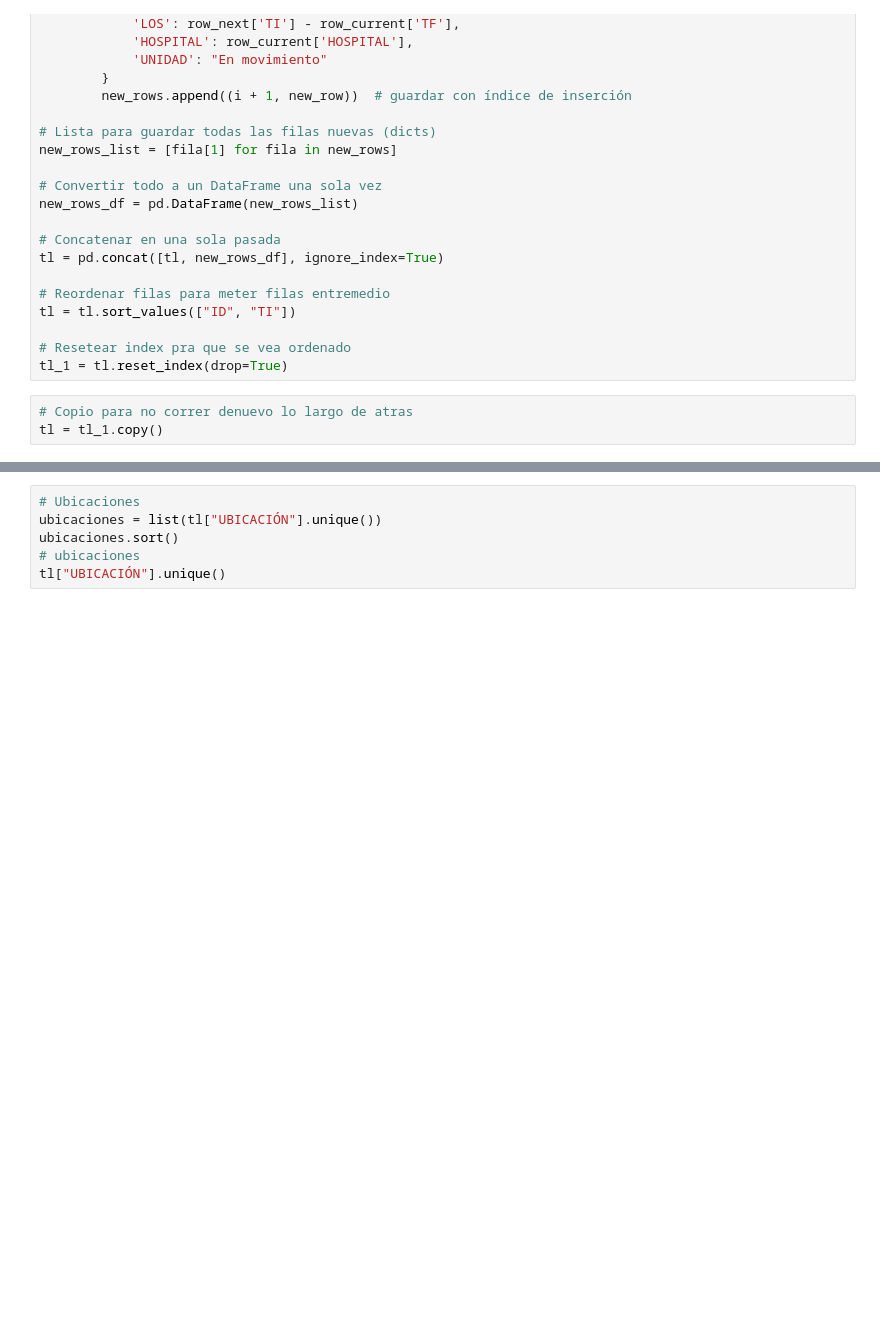
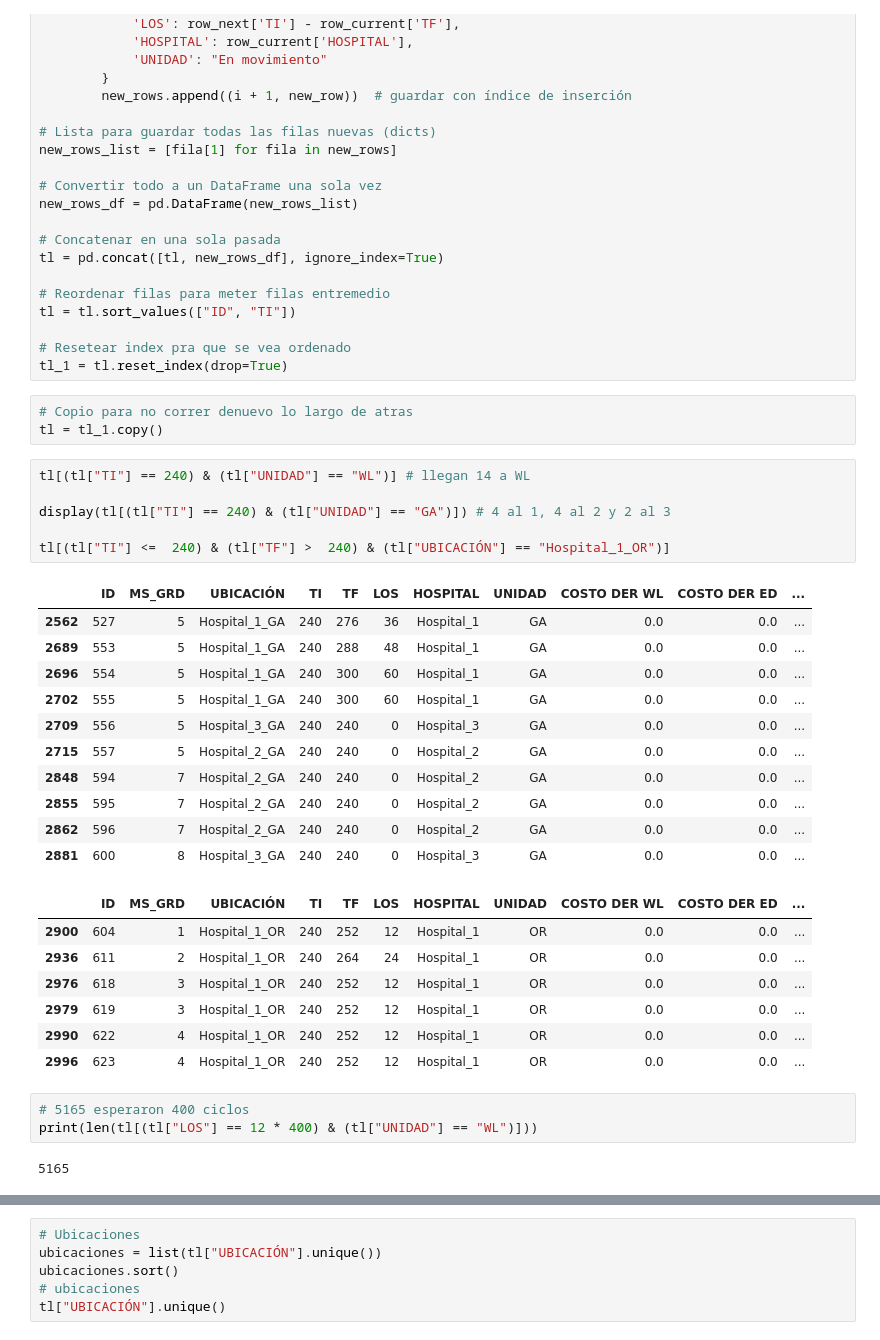
Before and after one commit to franfonte/Capstone, a Jupyter notebook: simulacion/1. codigo analisis/analisis_datos.ipynb, the cells around one changed output, grey strips where cells are left out. Saved outputs shown, nothing was run; the diff lists cells and outputs as text; blank space fills up the shorter version.

```diff
--- a/simulacion/1. codigo analisis/analisis_datos.ipynb
+++ b/simulacion/1. codigo analisis/analisis_datos.ipynb
@@ -110,3 +110,33 @@ tl_1 = tl.reset_index(drop=True)
 # %%
 # Copio para no correr denuevo lo largo de atras
 tl = tl_1.copy()
+# %%
+tl[(tl["TI"] == 240) & (tl["UNIDAD"] == "WL")] # llegan 14 a WL
+
+display(tl[(tl["TI"] == 240) & (tl["UNIDAD"] == "GA")]) # 4 al 1, 4 al 2 y 2 al 3
+
+tl[(tl["TI"] <=  240) & (tl["TF"] >  240) & (tl["UBICACIÓN"] == "Hospital_1_OR")]
+# %% [output]
+|  | ID | MS_GRD | UBICACIÓN | TI | TF | LOS | HOSPITAL | UNIDAD | COSTO DER WL | COSTO DER ED | ... |
+| 2562 | 527 | 5 | Hospital_1_GA | 240 | 276 | 36 | Hospital_1 | GA | 0.0 | 0.0 | ... |
+| 2689 | 553 | 5 | Hospital_1_GA | 240 | 288 | 48 | Hospital_1 | GA | 0.0 | 0.0 | ... |
+| 2696 | 554 | 5 | Hospital_1_GA | 240 | 300 | 60 | Hospital_1 | GA | 0.0 | 0.0 | ... |
+| 2702 | 555 | 5 | Hospital_1_GA | 240 | 300 | 60 | Hospital_1 | GA | 0.0 | 0.0 | ... |
+| 2709 | 556 | 5 | Hospital_3_GA | 240 | 240 | 0 | Hospital_3 | GA | 0.0 | 0.0 | ... |
+| 2715 | 557 | 5 | Hospital_2_GA | 240 | 240 | 0 | Hospital_2 | GA | 0.0 | 0.0 | ... |
+| 2848 | 594 | 7 | Hospital_2_GA | 240 | 240 | 0 | Hospital_2 | GA | 0.0 | 0.0 | ... |
+| 2855 | 595 | 7 | Hospital_2_GA | 240 | 240 | 0 | Hospital_2 | GA | 0.0 | 0.0 | ... |
+| 2862 | 596 | 7 | Hospital_2_GA | 240 | 240 | 0 | Hospital_2 | GA | 0.0 | 0.0 | ... |
+| 2881 | 600 | 8 | Hospital_3_GA | 240 | 240 | 0 | Hospital_3 | GA | 0.0 | 0.0 | ... |
+|  | ID | MS_GRD | UBICACIÓN | TI | TF | LOS | HOSPITAL | UNIDAD | COSTO DER WL | COSTO DER ED | ... |
+| 2900 | 604 | 1 | Hospital_1_OR | 240 | 252 | 12 | Hospital_1 | OR | 0.0 | 0.0 | ... |
+| 2936 | 611 | 2 | Hospital_1_OR | 240 | 264 | 24 | Hospital_1 | OR | 0.0 | 0.0 | ... |
+| 2976 | 618 | 3 | Hospital_1_OR | 240 | 252 | 12 | Hospital_1 | OR | 0.0 | 0.0 | ... |
+| 2979 | 619 | 3 | Hospital_1_OR | 240 | 252 | 12 | Hospital_1 | OR | 0.0 | 0.0 | ... |
+| 2990 | 622 | 4 | Hospital_1_OR | 240 | 252 | 12 | Hospital_1 | OR | 0.0 | 0.0 | ... |
+| 2996 | 623 | 4 | Hospital_1_OR | 240 | 252 | 12 | Hospital_1 | OR | 0.0 | 0.0 | ... |
+# %%
+# 5165 esperaron 400 ciclos
+print(len(tl[(tl["LOS"] == 12 * 400) & (tl["UNIDAD"] == "WL")]))
+# %% [output]
+5165
```
Also changed, not shown: parts of 4 cells of this notebook, 3 other files.
